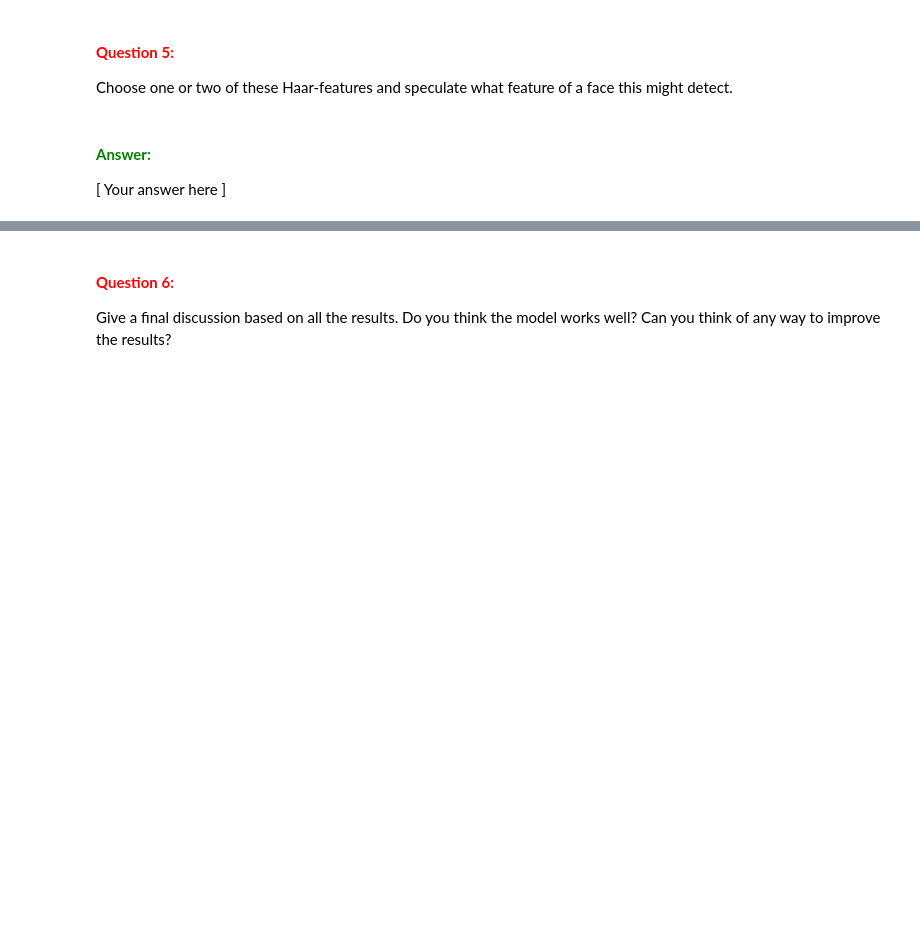
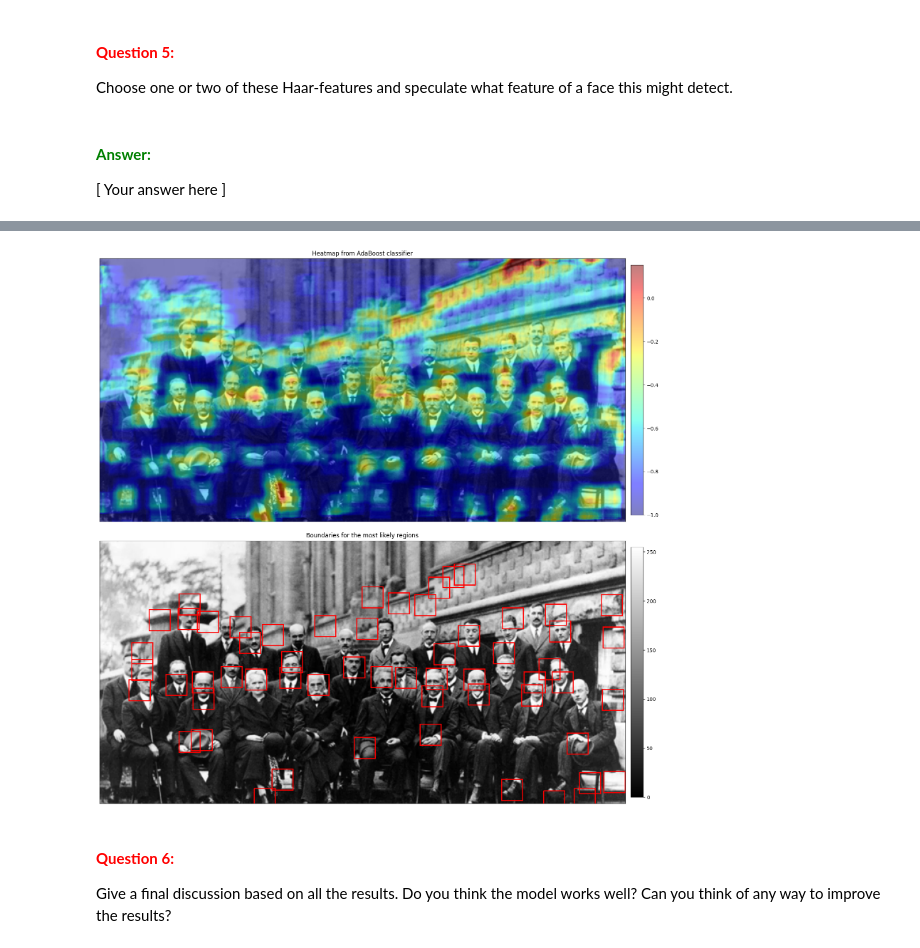
Before and after one commit to qqyfly/732A55_Neural_Networks_and_Learning_Systems, a Jupyter notebook: Homework/Lab/A3_Boosting/AdaBoost.ipynb, the cells around one changed output, grey strips where cells are left out. Drawn from its saved outputs; the diff is of its cells as text; code cells hidden in the pictures; blank space fills up the shorter version.

```diff
--- a/Homework/Lab/A3_Boosting/AdaBoost.ipynb
+++ b/Homework/Lab/A3_Boosting/AdaBoost.ipynb
@@ -425,3 +498,8 @@ PlotSolvayHeatmap(cSolvay)
+# %%
+n_weakClassifiers = len(optParams[3])
+PlotSolvayHeatmap(cSolvay[0][n_weakClassifiers-1])
+# %% [output]
+[figure, added]
 # %% [markdown]
 #### **<span style="color:red">Question 6:</span>**
 Give a final discussion based on all the results. Do you think the model works well? Can you think of any way to improve the results?
```
Also changed, not shown: parts of 14 cells of this notebook, 3 other files.
